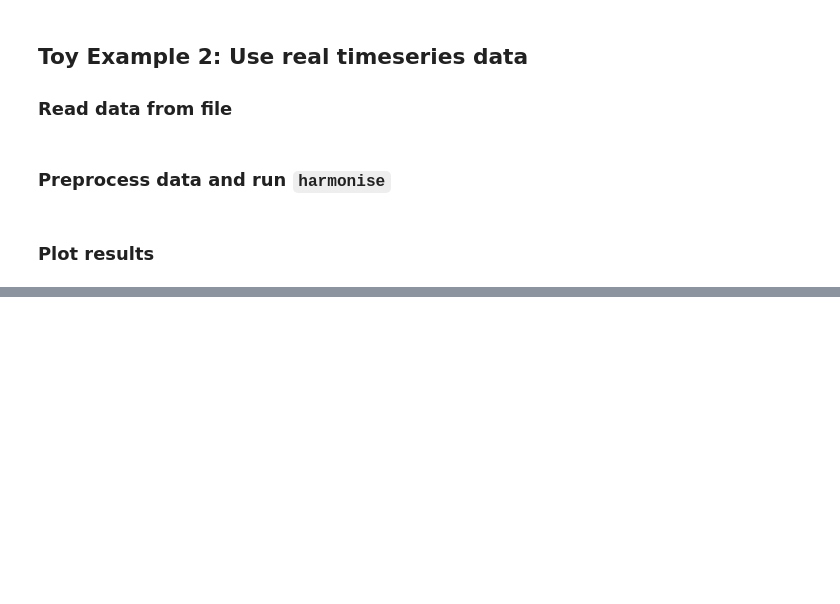
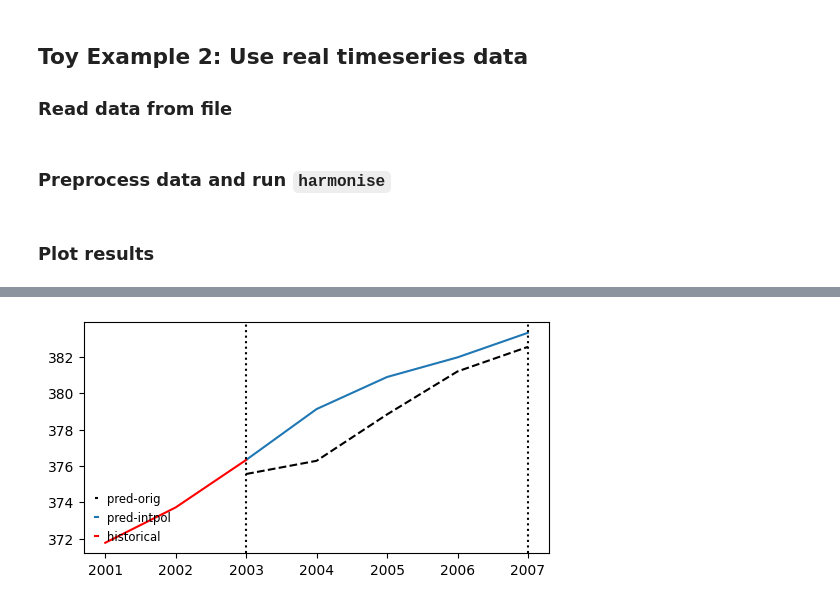
Before and after one commit to climate-resource/gradient-aware-harmonisation, a Jupyter notebook: docs/tutorials/tutorial.ipynb, the cells around one changed output, grey strips where cells are left out. Drawn from its saved outputs; the diff is of its cells as text; code cells hidden in the pictures; blank space fills up the shorter version.

```diff
--- a/docs/tutorials/tutorial.ipynb
+++ b/docs/tutorials/tutorial.ipynb
@@ -107,0 +83,4 @@ plt.show()
+# %%
+plotting(harmonisee_timeseries, target_timeseries, harmonised_timeseries3, harmonisation_time, convergence_time)
+# %% [output]
+[figure, added]
```
Also changed, not shown: parts of 11 cells of this notebook, 2 other files.
